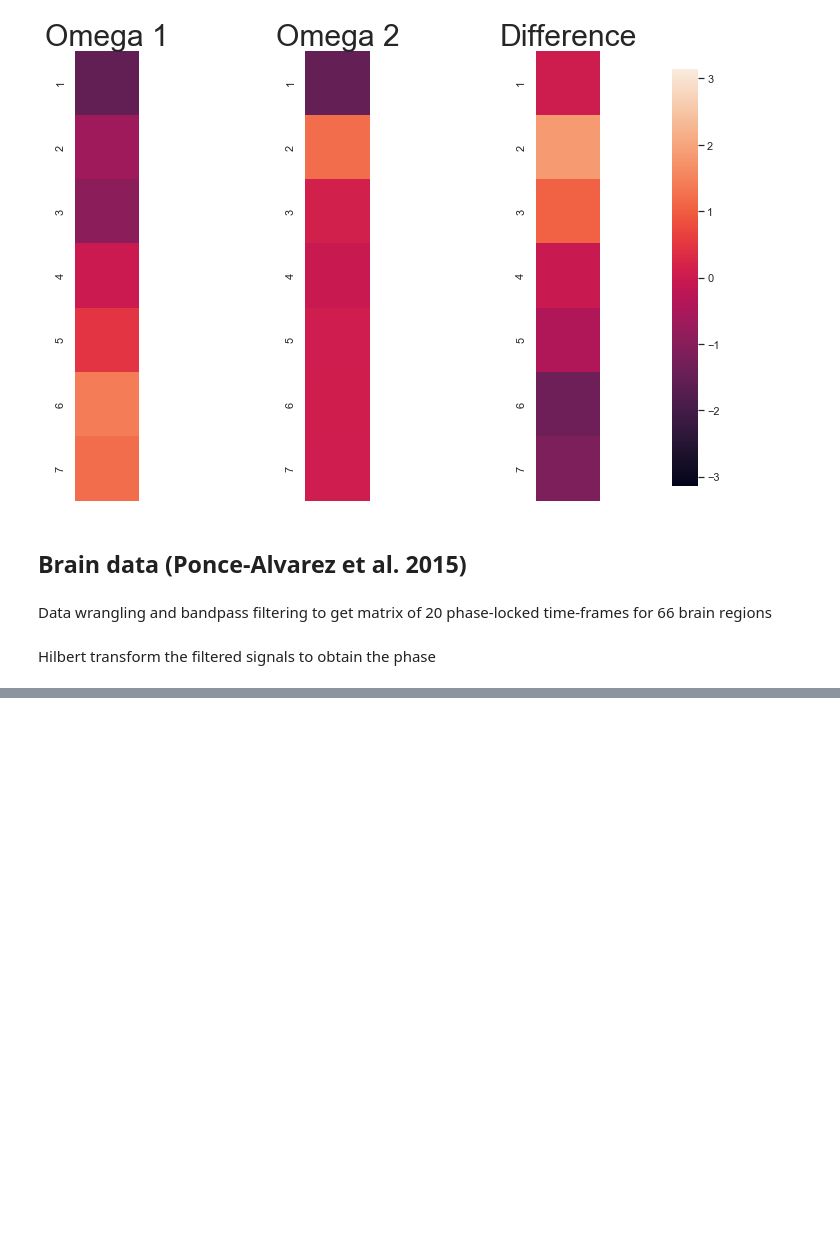
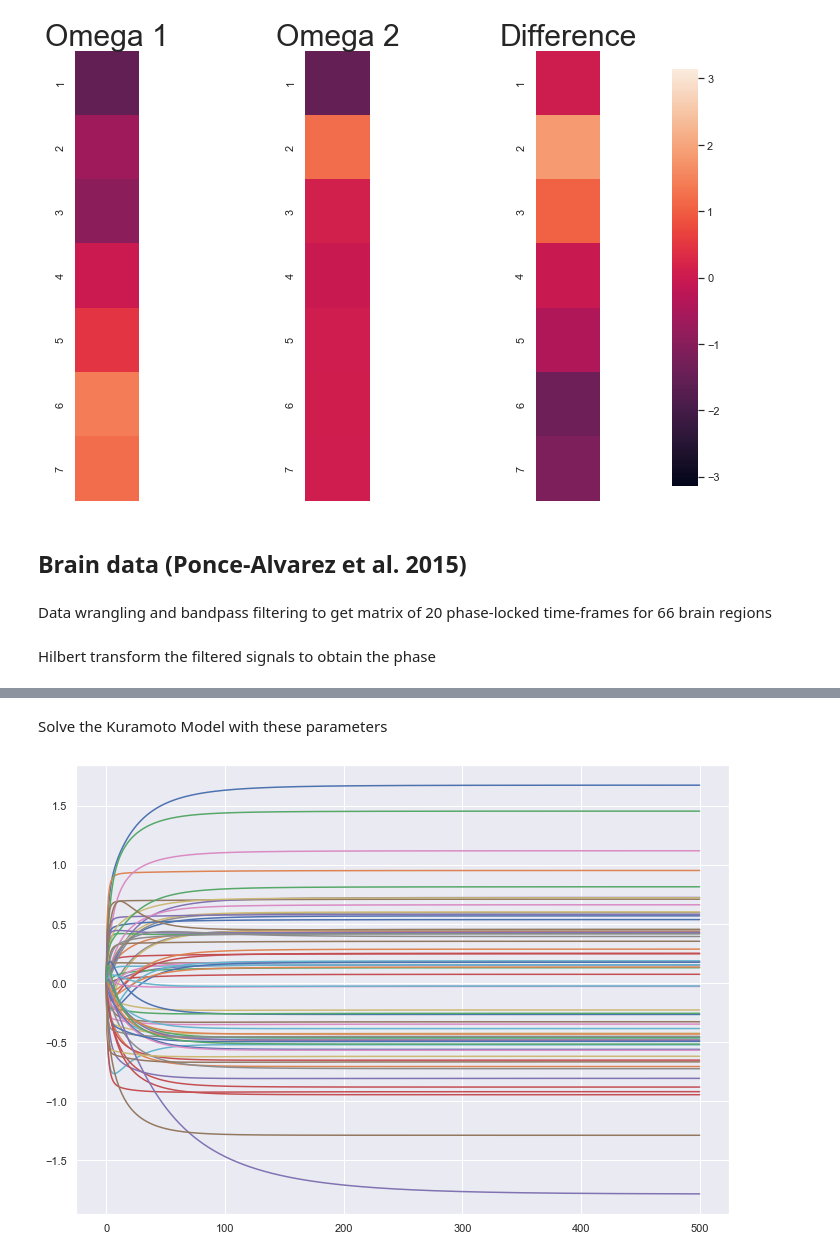
Before and after one commit to rnartallo/kuramotocontrol, a Jupyter notebook: MainNotebook.ipynb, the cells around one changed output, grey strips where cells are left out. Saved outputs shown, nothing was run; the diff lists cells and outputs as text; code cells hidden in the pictures; blank space fills up the shorter version.

```diff
--- a/MainNotebook.ipynb
+++ b/MainNotebook.ipynb
@@ -260,0 +289,15 @@ label66
+# %% [markdown]
+Solve the Kuramoto Model with these parameters
+# %%
+#Solving the model with these params
+theta_0 = np.zeros(N)
+T=500
+num_points = 500
+
+sol,t = KFB.SolveKuramotoModel(theta_0,T,N,w,SCMatrix,num_points)
+
+#Plot oscillator trajcetories
+for i in range(0,N):
+    ax = sns.lineplot(x=t,y=sol[:,i])
+# %% [output]
+[figure, added]
```
Also changed, not shown: parts of 18 cells of this notebook, 2 other files.
